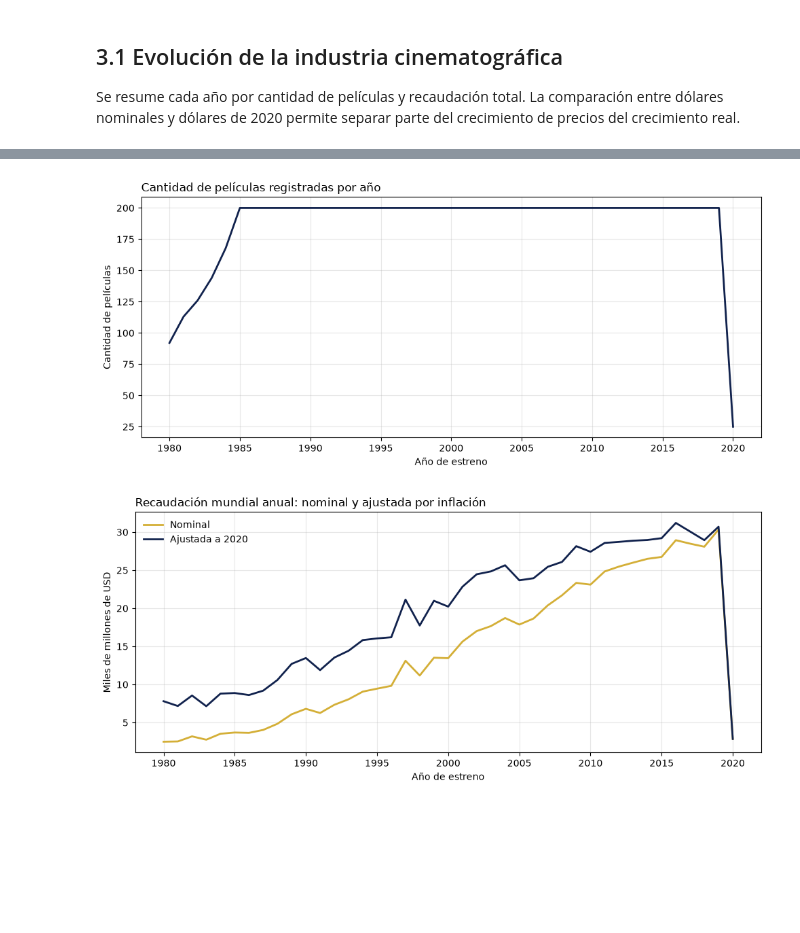
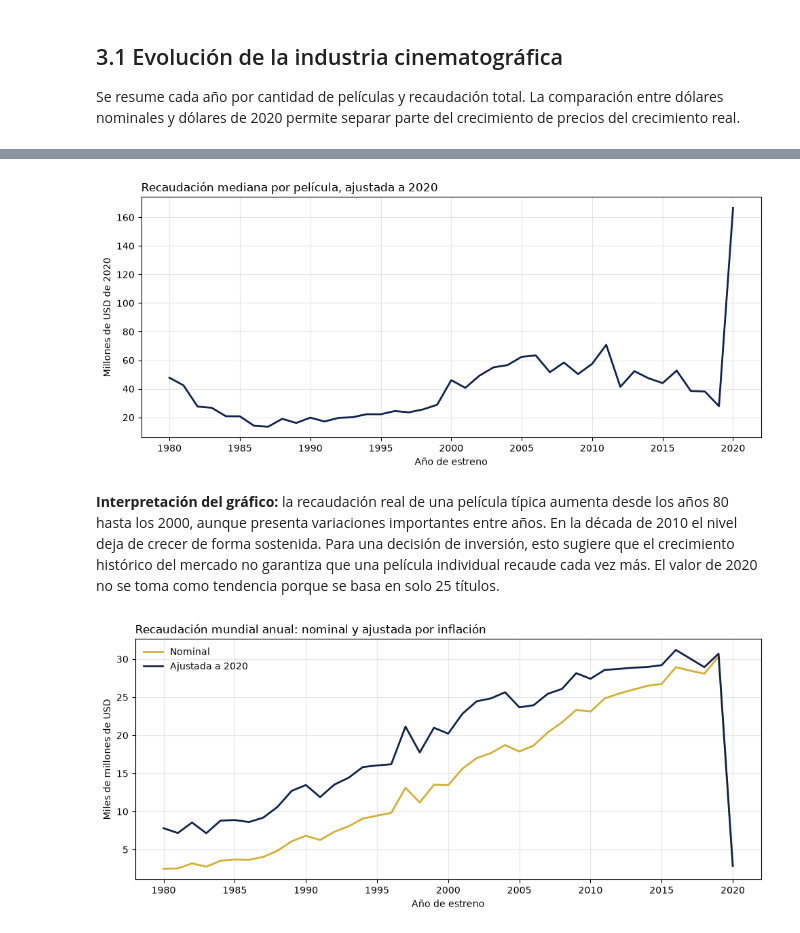
Before and after one commit to alvareezvicente-code/Vicente-Alvarez-programacion-analitica-2, a Jupyter notebook: notebooks/analisis.ipynb, the cells around one changed output, grey strips where cells are left out. Saved outputs shown, nothing was run; the diff lists cells and outputs as text; code cells hidden in the pictures; blank space fills up the shorter version.

Commit message:
Explicar cada grafico del analisis

```diff
--- a/notebooks/analisis.ipynb
+++ b/notebooks/analisis.ipynb
@@ -1271,21 +1273,23 @@ evolucion_anual.tail(10).round(2)
 # %%
 AZUL = "#11224D"
 DORADO = "#D4AF37"
 
 fig, ax = plt.subplots(figsize=(10, 4.5))
 ax.plot(
     evolucion_anual["anio_estreno"],
-    evolucion_anual["cantidad_peliculas"],
+    evolucion_anual["recaudacion_mediana_real"] / 1_000_000,
     color=AZUL, linewidth=2,
 )
-ax.set_title("Cantidad de películas registradas por año", loc="left")
+ax.set_title("Recaudación mediana por película, ajustada a 2020", loc="left")
 ax.set_xlabel("Año de estreno")
-ax.set_ylabel("Cantidad de películas")
+ax.set_ylabel("Millones de USD de 2020")
 ax.grid(alpha=0.3)
 fig.tight_layout()
 plt.show()
 # %% [output]
-[figure, old version]
+[figure, new version]
+# %% [markdown]
+**Interpretación del gráfico:** la recaudación real de una película típica aumenta desde los años 80 hasta los 2000, aunque presenta variaciones importantes entre años. En la década de 2010 el nivel deja de crecer de forma sostenida. Para una decisión de inversión, esto sugiere que el crecimiento histórico del mercado no garantiza que una película individual recaude cada vez más. El valor de 2020 no se toma como tendencia porque se basa en solo 25 títulos.
 # %%
 fig, ax = plt.subplots(figsize=(10, 4.5))
 ax.plot(
```
Also changed, not shown: parts of 2 cells of this notebook.
